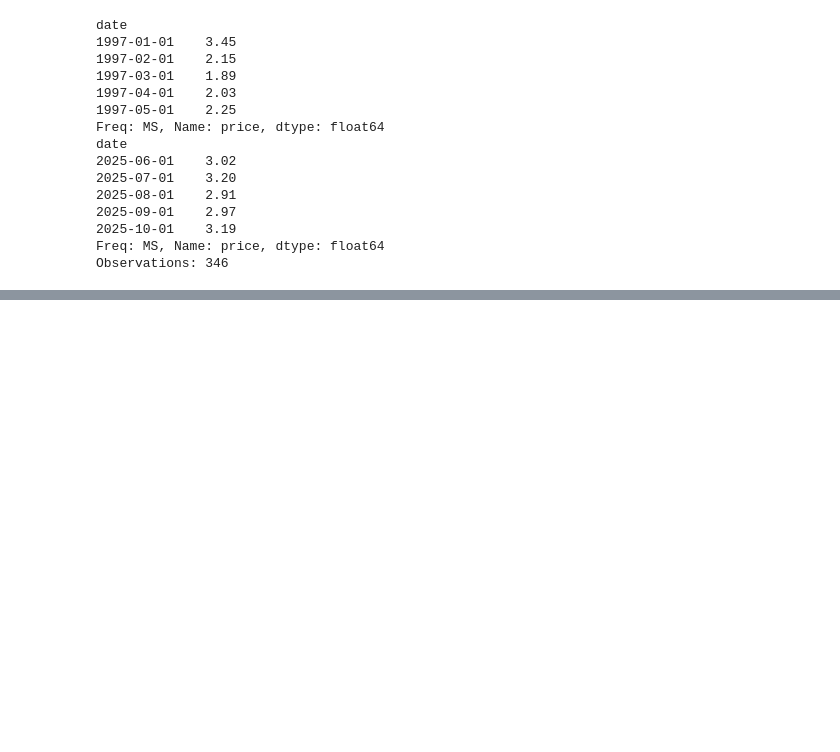
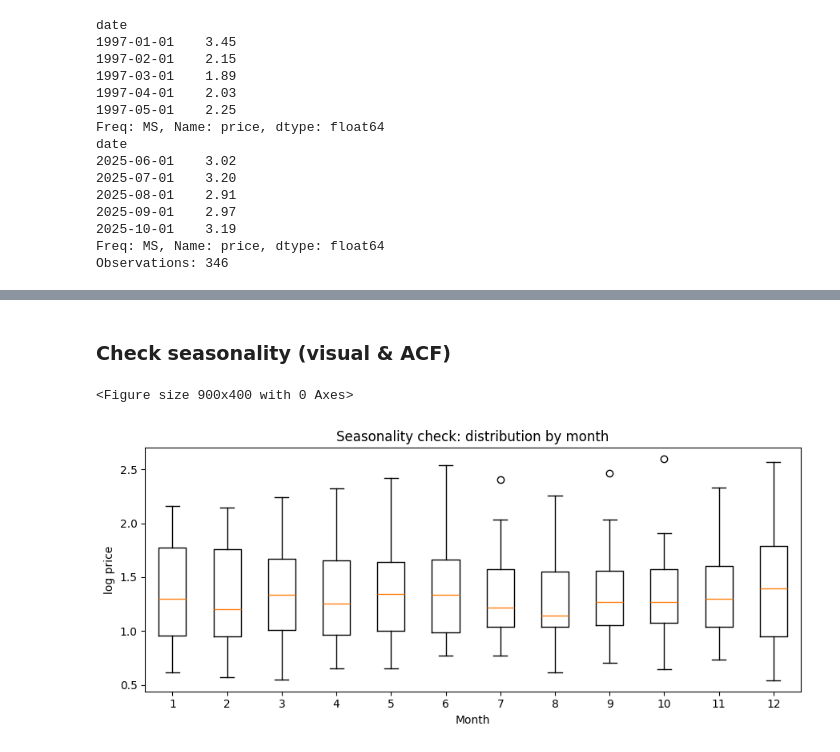
Before and after one commit to StefaniaLavarda/Time_Series_Project, a Jupyter notebook: eda.ipynb, the cells around one changed output, grey strips where cells are left out. Drawn from its saved outputs; the diff is of its cells as text; code cells hidden in the pictures; blank space fills up the shorter version.

```diff
--- a/eda.ipynb
+++ b/eda.ipynb
@@ -58,0 +114,22 @@ plt.show()
+# %% [markdown]
+### Check seasonality (visual & ACF)
+# %%
+LOG = True
+z = np.log(y_train) if LOG else y_train
+
+# Seasonal boxplot by month
+month = z.index.month
+plt.figure(figsize=(9,4))
+z.groupby(month).plot(kind="box")  # quick, but often messy; prefer explicit:
+plt.clf()
+fig, ax = plt.subplots(figsize=(9,4))
+z.groupby(month).apply(list)
+ax.boxplot([z[month==m].values for m in range(1,13)], labels=[str(m) for m in range(1,13)])
+ax.set_title("Seasonality check: distribution by month")
+ax.set_xlabel("Month")
+ax.set_ylabel("log price" if LOG else "price")
+plt.tight_layout()
+plt.show()
+# %% [output]
+<Figure size 900x400 with 0 Axes>
+[figure, added]
```
Also changed, not shown: parts of 21 cells of this notebook.
